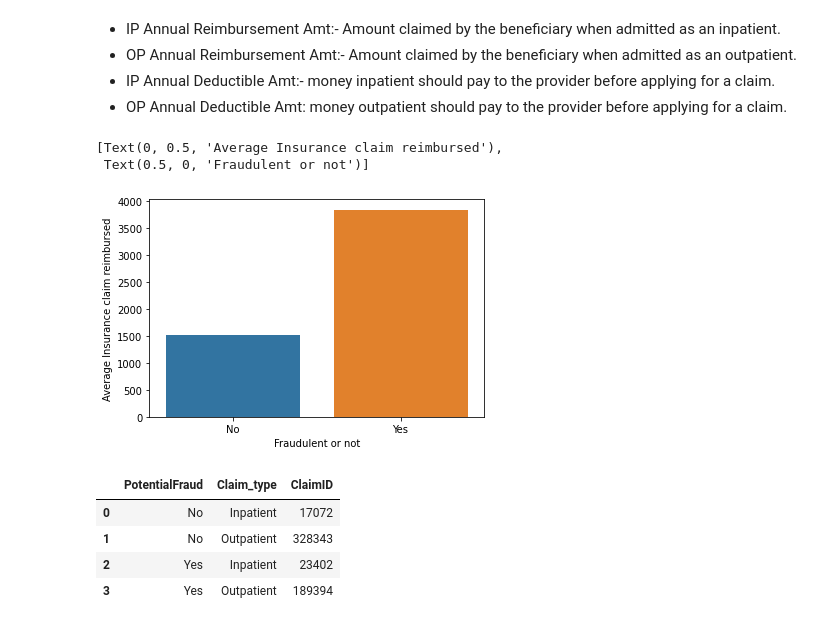
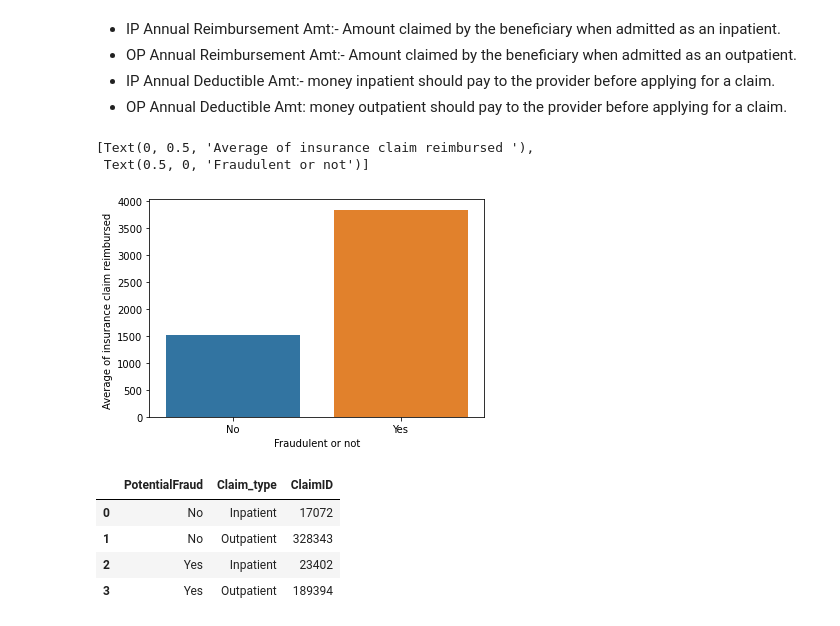
Before and after one commit to SarraJb/Sample-Repo-Joao, a Jupyter notebook: healthcare_fraud.ipynb, the cells around one changed output. Drawn from its saved outputs; the diff is of its cells as text; code cells hidden in the pictures.

```diff
--- a/healthcare_fraud.ipynb
+++ b/healthcare_fraud.ipynb
@@ -476,12 +476,12 @@ ax.set(xlabel="Fraudulent or not", ylabel = "Average number of claims")
 # %%
 groups = final_train.groupby(['Provider','PotentialFraud'], as_index=False)['InscClaimAmtReimbursed'].mean()
 groups=groups.groupby(['PotentialFraud'], as_index=False)['InscClaimAmtReimbursed'].mean()
 ax=sns.barplot(x='PotentialFraud',y='InscClaimAmtReimbursed', data=groups)
-ax.set(xlabel="Fraudulent or not", ylabel = "Average Insurance claim reimbursed")
+ax.set(xlabel="Fraudulent or not", ylabel = "Average of insurance claim reimbursed ")
 # %% [output]
-[Text(0, 0.5, 'Average Insurance claim reimbursed'),
+[Text(0, 0.5, 'Average of insurance claim reimbursed '),
  Text(0.5, 0, 'Fraudulent or not')]
-[figure, old version]
+[figure, new version]
 # %%
 groups = final_train.groupby(['PotentialFraud', 'Claim_type'], as_index=False)['ClaimID'].count()
 groups
```
Also changed, not shown: parts of 15 cells of this notebook.
